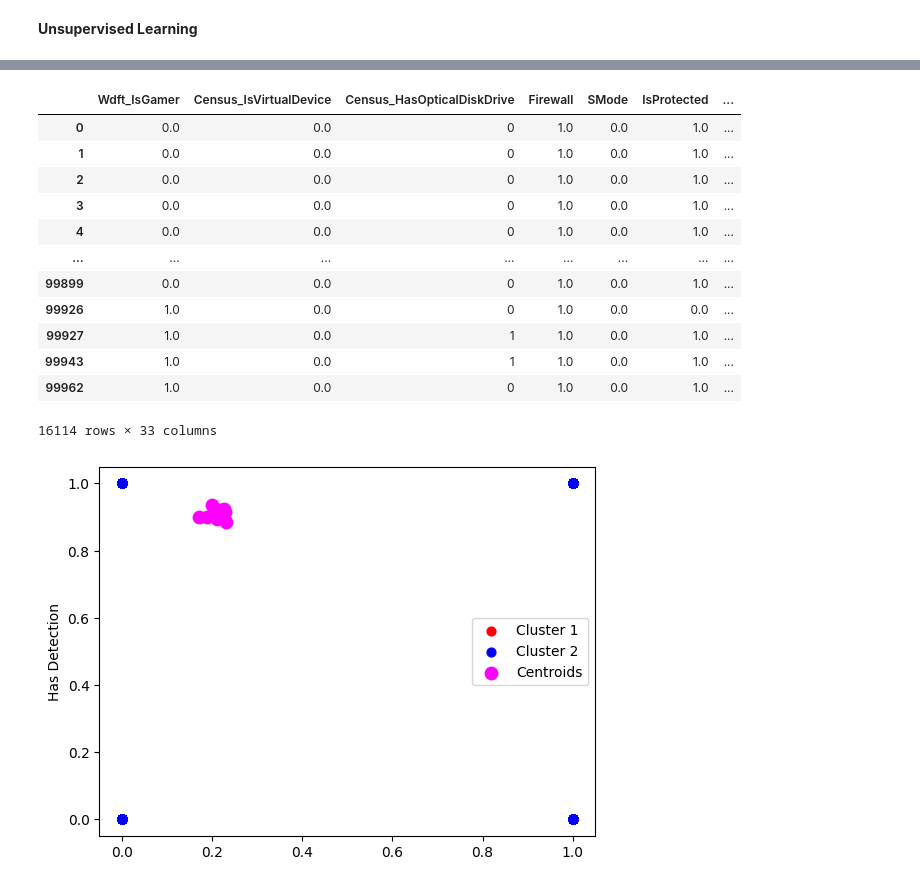
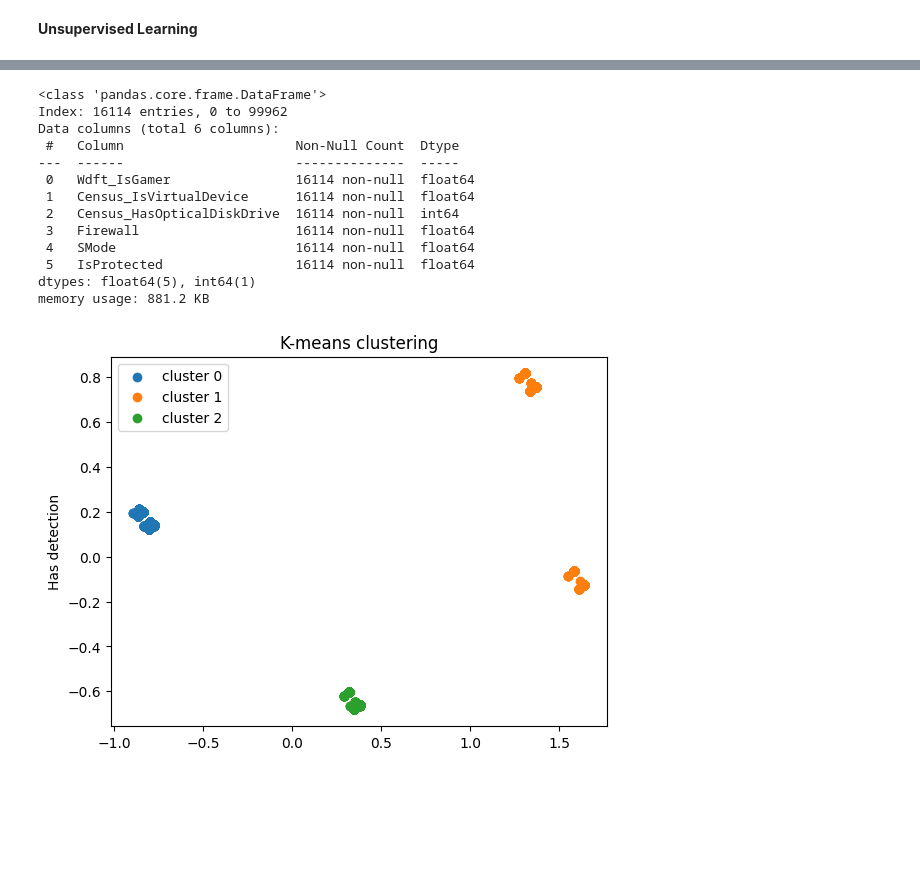
Before and after one commit to Jessica-Emereuwa/GoMyCode-DataScience, a Jupyter notebook: Machine_Learning_Algorithms_Checkpoint.ipynb, the cells around one changed output, grey strips where cells are left out. Saved outputs shown, nothing was run; the diff lists cells and outputs as text; code cells hidden in the pictures; blank space fills up the shorter version.

```diff
--- a/Machine_Learning_Algorithms_Checkpoint.ipynb
+++ b/Machine_Learning_Algorithms_Checkpoint.ipynb
@@ -244,16 +274,16 @@ X_unsupervised = data.drop('HasDetections', axis=1)
 # %%
-X_unsupervised
+X_unsupervised.info()
 # %% [output]
-|  | Wdft_IsGamer | Census_IsVirtualDevice | Census_HasOpticalDiskDrive | Firewall | SMode | IsProtected | ... |
-| 0 | 0.0 | 0.0 | 0 | 1.0 | 0.0 | 1.0 | ... |
-| 1 | 0.0 | 0.0 | 0 | 1.0 | 0.0 | 1.0 | ... |
-| 2 | 0.0 | 0.0 | 0 | 1.0 | 0.0 | 1.0 | ... |
-| 3 | 0.0 | 0.0 | 0 | 1.0 | 0.0 | 1.0 | ... |
-| 4 | 0.0 | 0.0 | 0 | 1.0 | 0.0 | 1.0 | ... |
-| ... | ... | ... | ... | ... | ... | ... | ... |
-| 99899 | 0.0 | 0.0 | 0 | 1.0 | 0.0 | 1.0 | ... |
-| 99926 | 1.0 | 0.0 | 0 | 1.0 | 0.0 | 0.0 | ... |
-| 99927 | 1.0 | 0.0 | 1 | 1.0 | 0.0 | 1.0 | ... |
-| 99943 | 1.0 | 0.0 | 1 | 1.0 | 0.0 | 1.0 | ... |
-| 99962 | 1.0 | 0.0 | 0 | 1.0 | 0.0 | 1.0 | ... |
-16114 rows × 33 columns
+<class 'pandas.core.frame.DataFrame'>
+Index: 16114 entries, 0 to 99962
+Data columns (total 6 columns):
+ #   Column                      Non-Null Count  Dtype
+---  ------                      --------------  -----
+ 0   Wdft_IsGamer                16114 non-null  float64
+ 1   Census_IsVirtualDevice      16114 non-null  float64
+ 2   Census_HasOpticalDiskDrive  16114 non-null  int64
+ 3   Firewall                    16114 non-null  float64
+ 4   SMode                       16114 non-null  float64
+ 5   IsProtected                 16114 non-null  float64
+dtypes: float64(5), int64(1)
+memory usage: 881.2 KB
@@ -267,16 +302,31 @@ kmeans = KMeans(n_clusters=3, random_state=0)
 clusters = kmeans.fit_predict(X_unsupervised)
-# %%
-
-# Plotting the clusters (example plot, adjust as per your data)
-
-plt.scatter(X_unsupervised.values[clusters == 0, 2], X_unsupervised.values[clusters == 0, 3], s=40, c='red', label='Cluster 1')
-plt.scatter(X_unsupervised.values[clusters== 1, 2], X_unsupervised.values[clusters == 1, 3], s=40, c='blue', label='Cluster 2')
-plt.scatter(kmeans.cluster_centers_[:, 2], kmeans.cluster_centers_[:, 3], s=80, c='magenta', label='Centroids')
-plt.ylabel('Has Detection')
-plt.legend()
-plt.show()
-# %% [output]
-[figure, removed]
+# %%
+from sklearn.decomposition import PCA
+from sklearn.metrics import silhouette_score
+
+X_unsupervised['cluster']= clusters
+
+# Apply PCA to reduce dimensions to 2
+pca = PCA(n_components=2)
+X_pca = pca.fit_transform(X_unsupervised)
+
+# Perform K-means clustering
+kmeans = KMeans(n_clusters=3, random_state=42)
+clusters = kmeans.fit_predict(X_pca)
+
+# Plot the results
+import matplotlib.pyplot as plt
+
+# Plot the clusters
+plt.figure()
+for cluster in range(3):
+    plt.scatter(X_pca[clusters ==cluster, 0], X_pca[clusters ==cluster, 1], label= f'cluster {cluster}') # Indentation fixed here
+plt.ylabel('Has detection') # Indentation fixed here
+plt.title('K-means clustering')
+plt.legend()
+plt.show()
+# %% [output]
+[figure, added]
 # %%
 # Use the elbow method to find optimal K
 inertia = []
```
Also changed, not shown: parts of 8 cells of this notebook.
